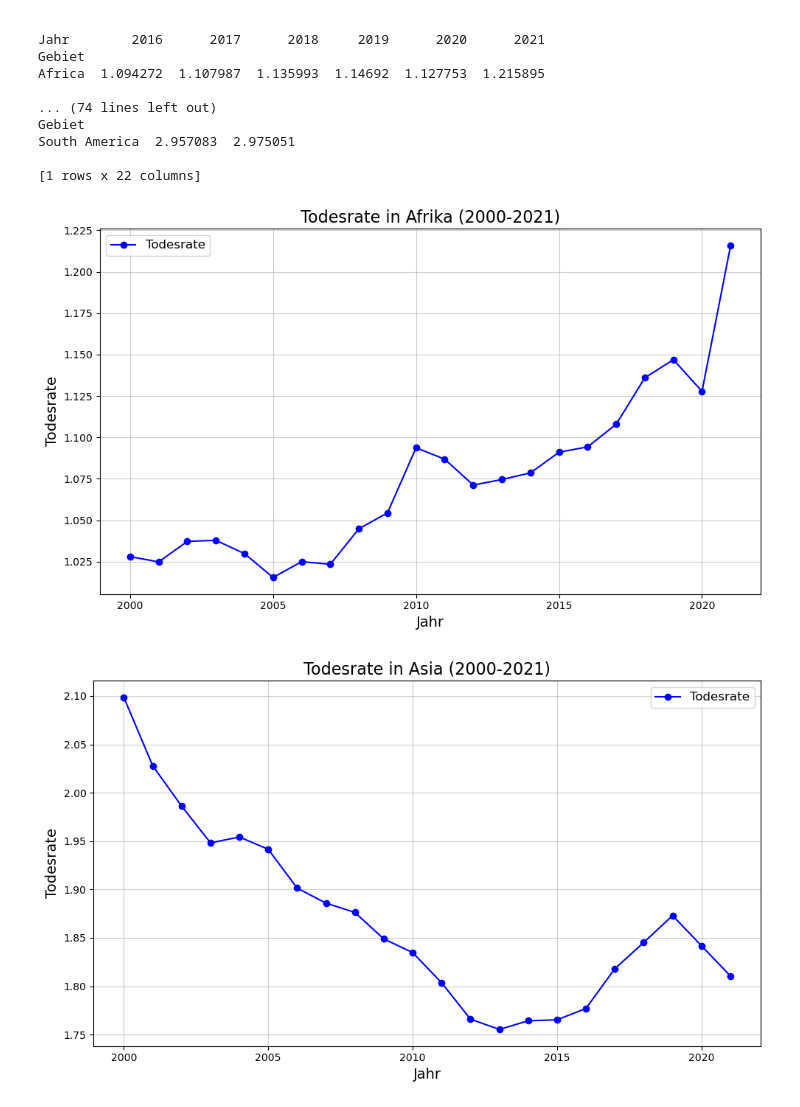
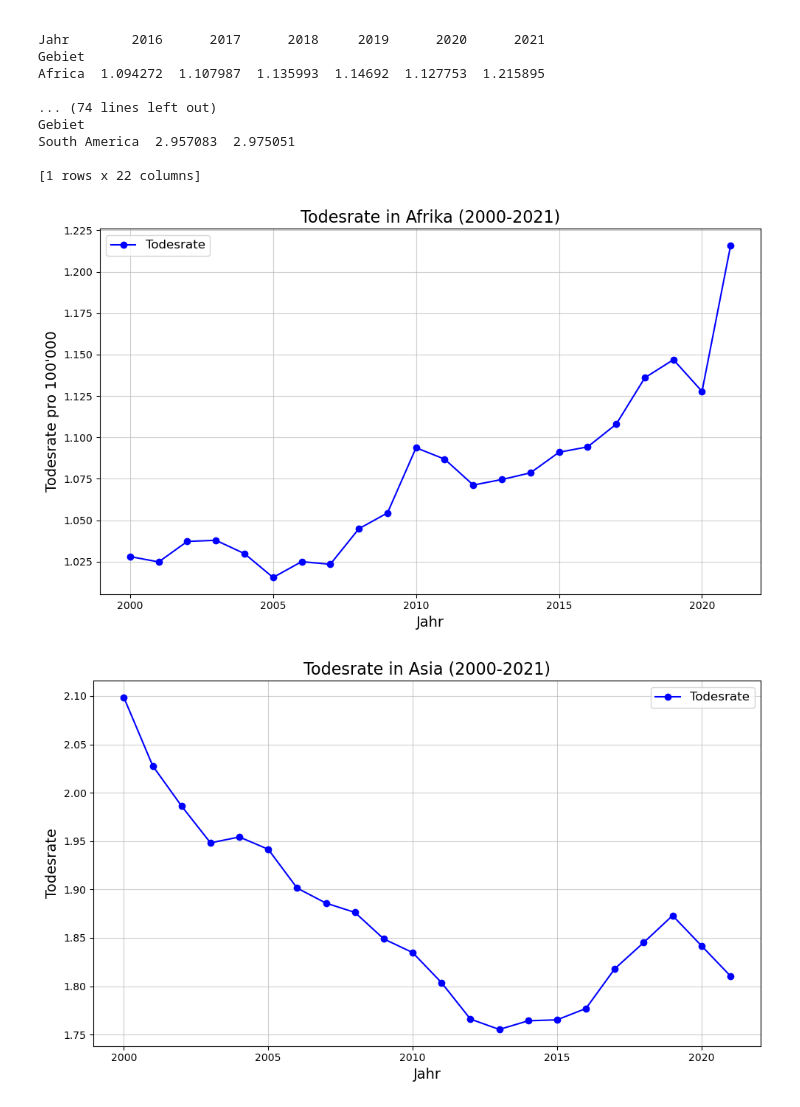
Before and after one commit to Joyce-ops/BMLD-LN2-Carmen-Mcqulat-Joyce, a Jupyter notebook: Leistungsnachweis 2.ipynb, the cells around one changed output. Drawn from its saved outputs; the diff is of its cells as text; code cells hidden in the pictures.

```diff
--- a/Leistungsnachweis 2.ipynb
+++ b/Leistungsnachweis 2.ipynb
@@ -154,24 +154,29 @@ South America  2.957083  2.975051
 # %%
 # Africa
 africa = df_pivot.loc[['Africa']]
 
+# Daten umformen: Zeilen in eine Zeitreihe (Jahr, Sterberate)
 data = africa.T.reset_index()
 data.columns = ['Jahr', 'Sterberate']
 
+# Graph erstellen
 plt.figure(figsize=(10, 6))
 plt.plot(data['Jahr'], data['Sterberate'], marker='o', color='b', label="Todesrate")
 
+# Titel und Achsenbeschriftungen
 plt.title("Todesrate in Afrika (2000-2021)", fontsize=16)
 plt.xlabel("Jahr", fontsize=14)
-plt.ylabel("Todesrate", fontsize=14)
+plt.ylabel("Todesrate pro 100'000", fontsize=14)
 
+# Gitter und Legende
 plt.grid(True, alpha=0.6)
 plt.legend(fontsize=12)
 plt.tight_layout()
 
+# Graph anzeigen
 plt.show()
 # %% [output]
-[figure, old version]
+[figure, new version]
 # %%
 #Asia
 asia = df_pivot.loc[['Asia']]
```
Also changed, not shown: parts of 22 cells of this notebook.
